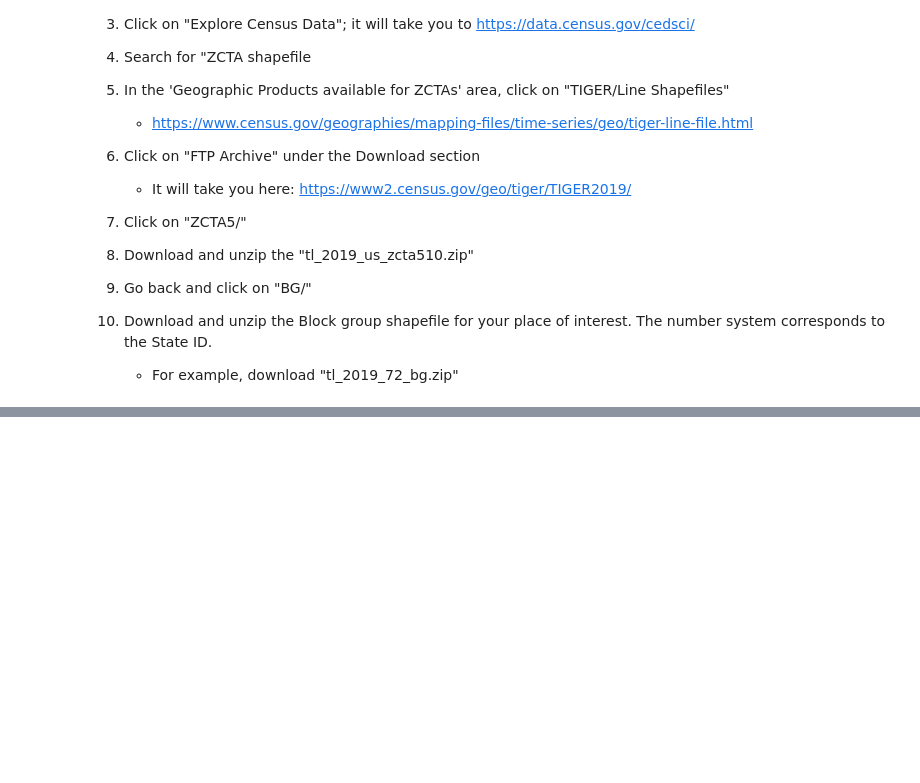
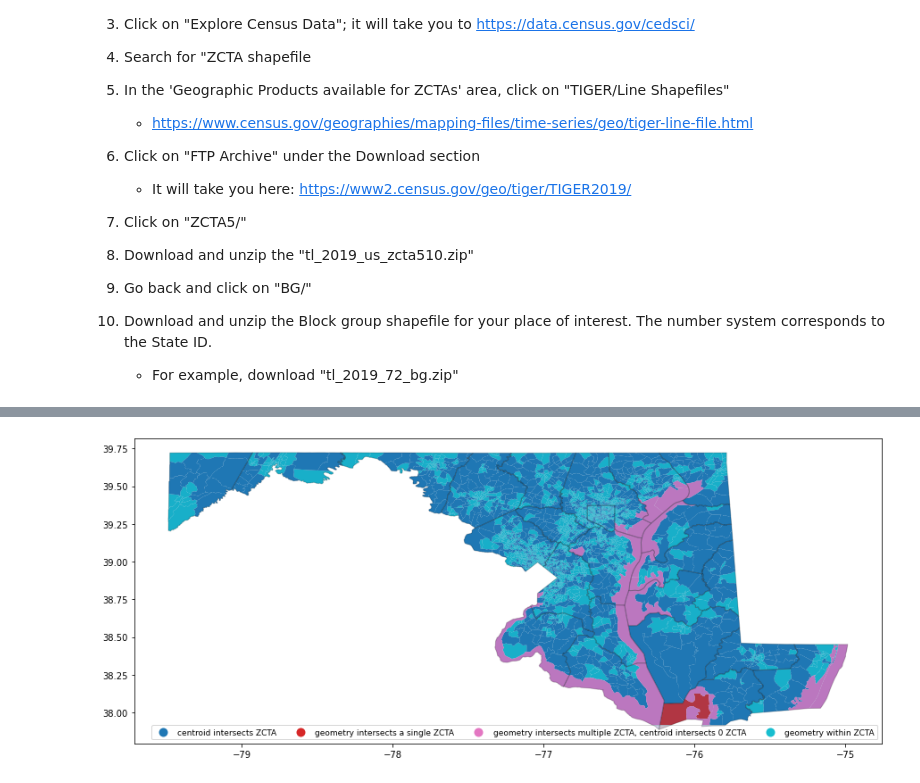
Before and after one commit to jphuong/spatial_crossmap, a Jupyter notebook: cbg_zcta_joins.ipynb, the cells around one changed output, grey strips where cells are left out. Saved outputs shown, nothing was run; the diff lists cells and outputs as text; code cells hidden in the pictures; blank space fills up the shorter version.

```diff
--- a/cbg_zcta_joins.ipynb
+++ b/cbg_zcta_joins.ipynb
@@ -398,0 +82,7 @@ bg_mapped.drop(['geometry','centroid'], axis=1).to_csv('Census_bg_zcta_53.csv',
+# %%
+%%time
+# read in the zcta dataset
+zcta = gpd.read_file(os.path.join(os.getcwd(),'../Downloads/tl_2019_us_zcta510/tl_2019_us_zcta510.shp'))
+
+print(zcta.shape)
+zcta.head()
@@ -398,0 +252,11 @@ bg_mapped.drop(['geometry','centroid'], axis=1).to_csv('Census_bg_zcta_53.csv',
+# %%
+MD_cbg = getCensusDataSets(fname = 'tl_2019_{0}_bg'.format('24')) #Maryland
+bg = gpd.read_file(MD_cbg)
+
+MD_bg_mapped = crossmap_BG_to_ZCTA(poly_bg = bg,
+                                   poly_zcta = zcta.loc[:,['GEOID10','ZCTA5CE10','geometry']],
+                                   outshapefilepath=os.path.join(os.getcwd(),'cbg_zcta_crossmap','MA_cbg.shp'),
+                                   uid=['GEOID'],
+                                   zip_code_fieldname=['ZCTA5CE10'])
+
+MD_bg_mapped.head()
@@ -398,0 +279,9 @@ bg_mapped.drop(['geometry','centroid'], axis=1).to_csv('Census_bg_zcta_53.csv',
+# %%
+renderMap(gdf=MD_bg_mapped,
+          outfilepath=os.path.join(os.getcwd(),'cbg_zcta_crossmap',
+                                   'tl_2019_{0}_bg'.format('24'),
+                                   'tl_2019_{0}_bg.png'.format('24')),
+          scale_variable='ZCTA5CE10',
+          plot_variable='overlay')
+# %% [output]
+[figure, added]
```
Also changed, not shown: parts of 46 cells of this notebook, 56 other files.
